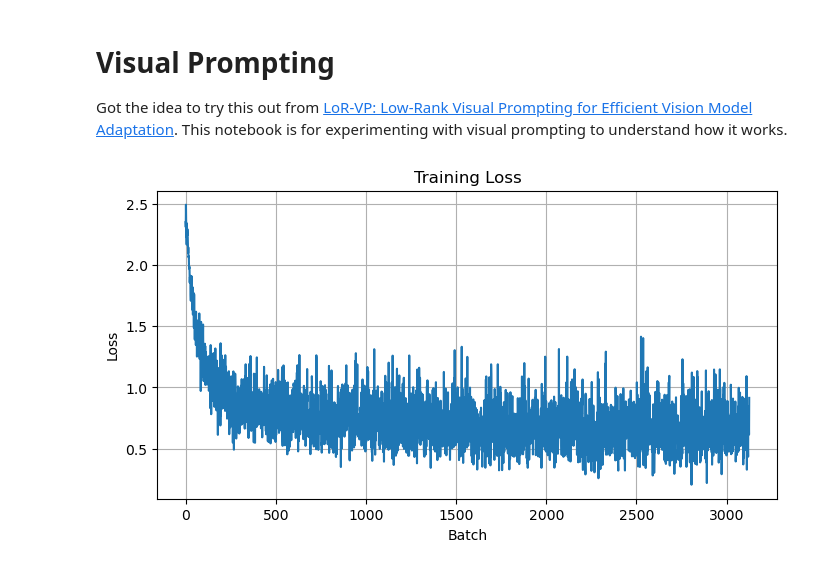
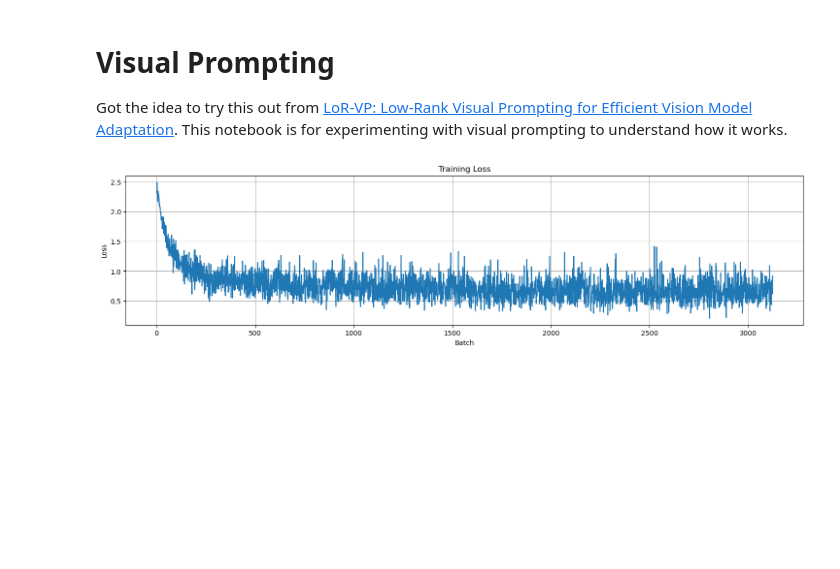
Before and after one commit to lorinachey/AI-ML-Practice, a Jupyter notebook: VisualPrompting/visual-prompting.ipynb, the cells around one changed output. Saved outputs shown, nothing was run; the diff lists cells and outputs as text; code cells hidden in the pictures; blank space fills up the shorter version.

Commit message:
Update the plot of training losses per batch

```diff
--- a/VisualPrompting/visual-prompting.ipynb
+++ b/VisualPrompting/visual-prompting.ipynb
@@ -74,12 +74,12 @@ for epoch in range(2):
 
 print("Training complete")
 # %%
-plt.figure(figsize=(8, 4))
+plt.figure(figsize=(18, 4))
 plt.plot(training_losses)
 plt.title("Training Loss")
 plt.xlabel("Batch")
 plt.ylabel("Loss")
 plt.grid(True)
 plt.show()
 # %% [output]
-[figure, old version]
+[figure, new version]
```
